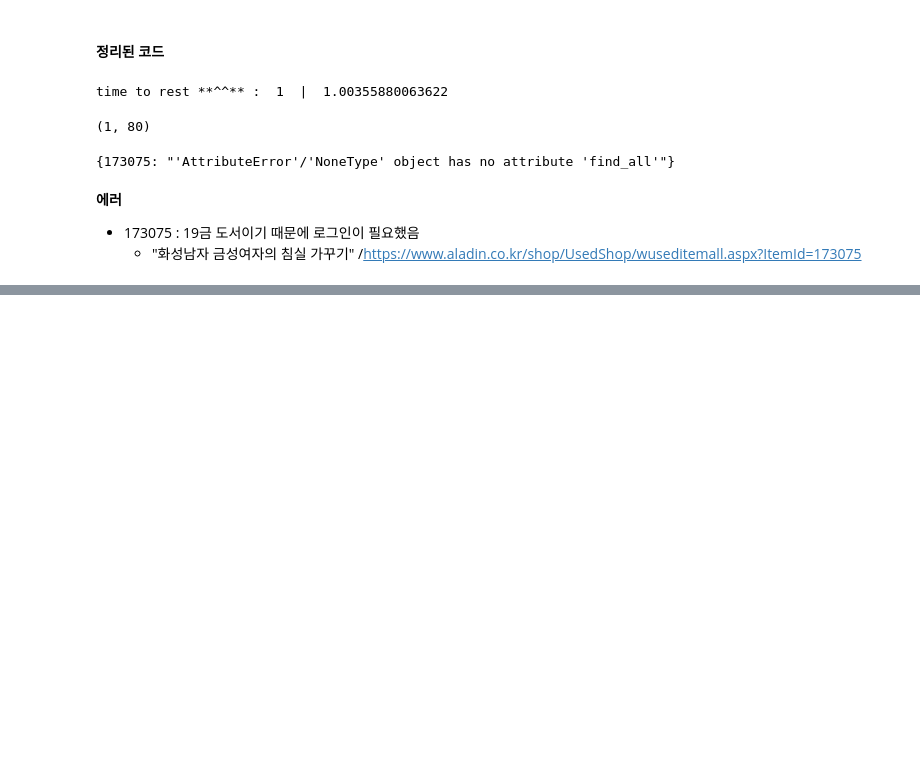
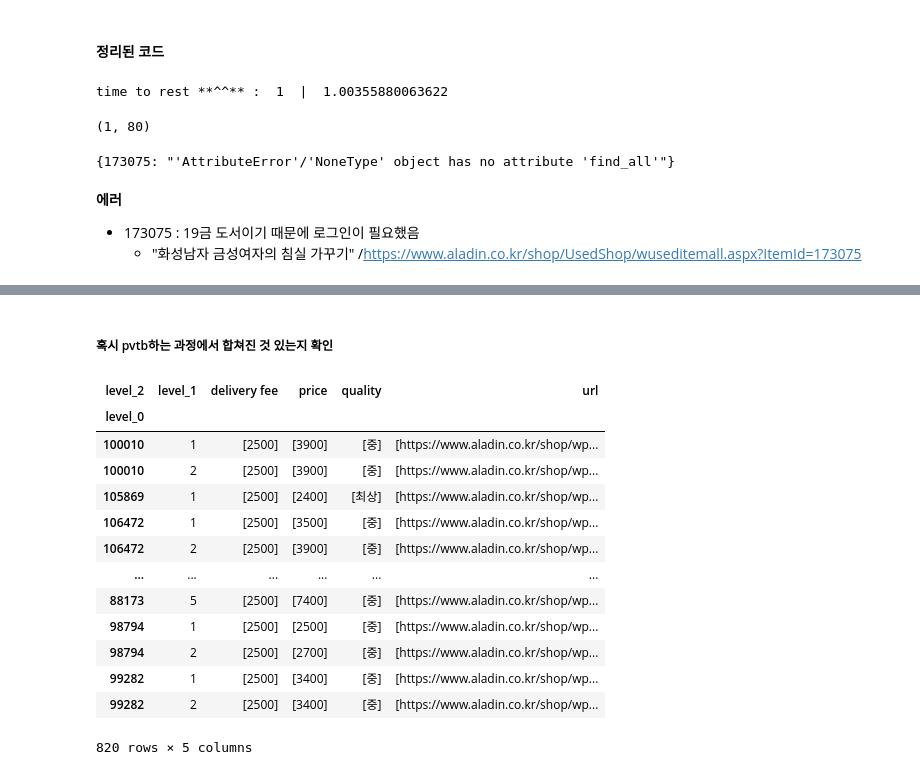
Before and after one commit to kdt-3-second-Project/aladin_usedbook, a Jupyter notebook: research/240711_crawling_step1.ipynb, the cells around one changed output, grey strips where cells are left out. Saved outputs shown, nothing was run; the diff lists cells and outputs as text; code cells hidden in the pictures; blank space fills up the shorter version.

```diff
--- a/research/240711_crawling_step1.ipynb
+++ b/research/240711_crawling_step1.ipynb
@@ -209,7 +209,7 @@ base_table ='#Ere_prod_allwrap_box > div.Ere_prod_middlewrap > div.Ere_usedsell_
 selector_dict = {
    'quality': ('td:nth-child(3) > span > span',lambda x : x.__dict__['contents'][0].strip()),
    'price': ('td:nth-child(4) > div > ul > li.Ere_sub_pink > span',lambda x : x.get_text().strip().replace(',','')),
-   'delivery fee': ('td:nth-child(4) > div > ul > li:nth-child(3)',lambda x : x.get_text().strip().split(' : ')[1][:-1].replace(',','')),
+   'delivery_fee': ('td:nth-child(4) > div > ul > li:nth-child(3)',lambda x : x.get_text().strip().split(' : ')[1][:-1].replace(',','')),
    'url': ('td.sell_tableCF1 > a',lambda x : x['href']),
 }
 
@@ -265,0 +268,9 @@ errored_item
+# %%
+def nested_dict_to_df(data:dict,sep='$'):
+    df_in = pd.json_normalize(data,sep=sep)
+    df_in.columns = df_in.columns.str.split(sep, expand=True)
+    df_reform = df_in.loc[0]
+    return df_reform.reset_index()
+# %%
+data_df = nested_dict_to_df(data_dict)
+data_df
@@ -265,0 +291,20 @@ errored_item
+# %% [markdown]
+##### 혹시 pvtb하는 과정에서 합쳐진 것 있는지 확인
+# %%
+pvtb = pd.pivot_table(data=data_df,values=0,index=['level_0','level_1'],columns='level_2',aggfunc=list).reset_index(level=[1])
+pvtb
+# %% [output]
+| level_2 | level_1 | delivery fee | price | quality | url |
+| level_0 |  |  |  |  |  |
+| 100010 | 1 | [2500] | [3900] | [중] | [https://www.aladin.co.kr/shop/wp... |
+| 100010 | 2 | [2500] | [3900] | [중] | [https://www.aladin.co.kr/shop/wp... |
+| 105869 | 1 | [2500] | [2400] | [최상] | [https://www.aladin.co.kr/shop/wp... |
+| 106472 | 1 | [2500] | [3500] | [중] | [https://www.aladin.co.kr/shop/wp... |
+| 106472 | 2 | [2500] | [3900] | [중] | [https://www.aladin.co.kr/shop/wp... |
+| ... | ... | ... | ... | ... | ... |
+| 88173 | 5 | [2500] | [7400] | [중] | [https://www.aladin.co.kr/shop/wp... |
+| 98794 | 1 | [2500] | [2500] | [중] | [https://www.aladin.co.kr/shop/wp... |
+| 98794 | 2 | [2500] | [2700] | [중] | [https://www.aladin.co.kr/shop/wp... |
+| 99282 | 1 | [2500] | [3400] | [중] | [https://www.aladin.co.kr/shop/wp... |
+| 99282 | 2 | [2500] | [3400] | [중] | [https://www.aladin.co.kr/shop/wp... |
+820 rows × 5 columns
```
Also changed, not shown: parts of 8 cells of this notebook, 2 other files.
